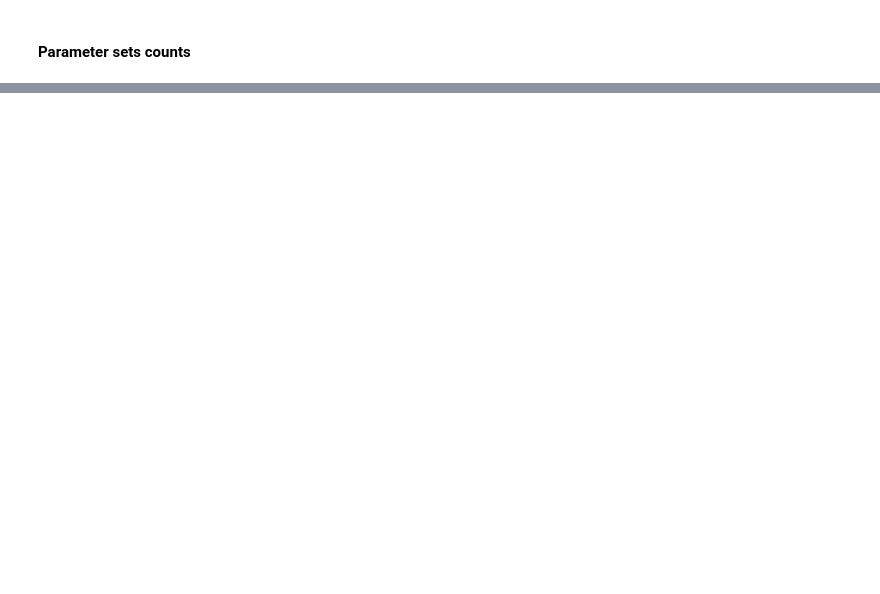
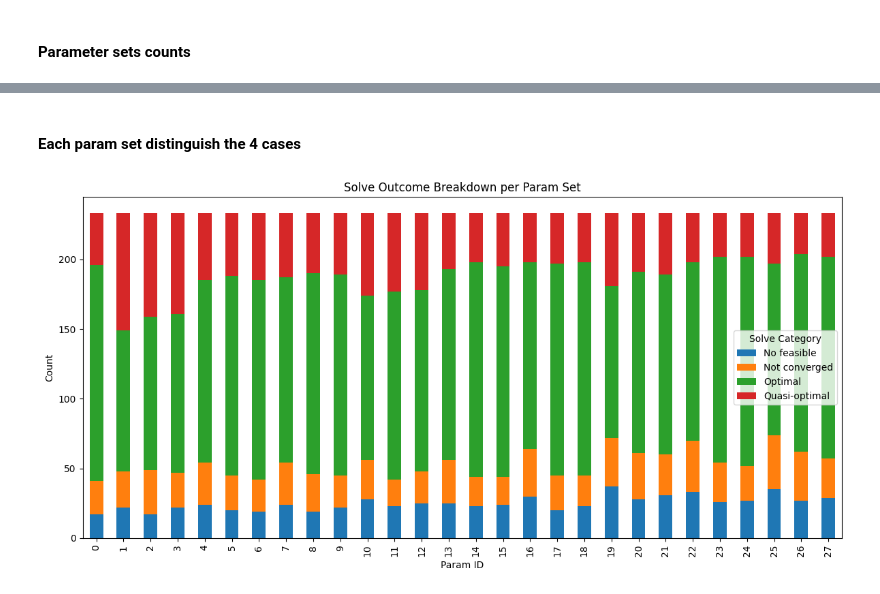
Before and after one commit to willweiao/MIP-Parameter-Tuning-with-Gurobi, a Jupyter notebook: notebook/03_dataset_analysis.ipynb, the cells around one changed output, grey strips where cells are left out. Drawn from its saved outputs; the diff is of its cells as text; code cells hidden in the pictures; blank space fills up the shorter version.

```diff
--- a/notebook/03_dataset_analysis.ipynb
+++ b/notebook/03_dataset_analysis.ipynb
@@ -31,0 +52,20 @@ param_counts.plot(kind="bar", title="Parameter ID Distribution", xlabel="param_i
+# %%
+def classify_result(row, gap_threshold=0.05):
+    status = row["status"]
+    gap = row["gap"]
+    runtime = row["runtime"]
+
+    if status == 2:
+        return "Optimal"
+    elif status == 9 and gap <= gap_threshold:
+        return "Quasi-optimal"
+    elif status == 9 and gap != 1.0 and runtime==3600:
+        return "Not converged"
+    elif status == 9 and gap == 1.0 and runtime==3600:
+        return "No feasible"
+    else:
+        return "Other"
+# %%
+df["solve_category"] = df.apply(classify_result, axis=1)
+category_counts = df["solve_category"].value_counts()
+category_counts.plot(kind="bar", title="Solve Result Categories", xlabel="Category", ylabel="Count")
@@ -31,0 +80,13 @@ param_counts.plot(kind="bar", title="Parameter ID Distribution", xlabel="param_i
+# %% [markdown]
+#### Each param set distinguish the 4 cases
+# %%
+category_counts = df.groupby(["param_id", "solve_category"]).size().unstack(fill_value=0)
+category_counts.plot(kind="bar", stacked=True, figsize=(12,6))
+plt.title("Solve Outcome Breakdown per Param Set")
+plt.xlabel("Param ID")
+plt.ylabel("Count")
+plt.legend(title="Solve Category")
+plt.tight_layout()
+plt.show()
+# %% [output]
+[figure, added]
```
Also changed, not shown: parts of 16 cells of this notebook.
